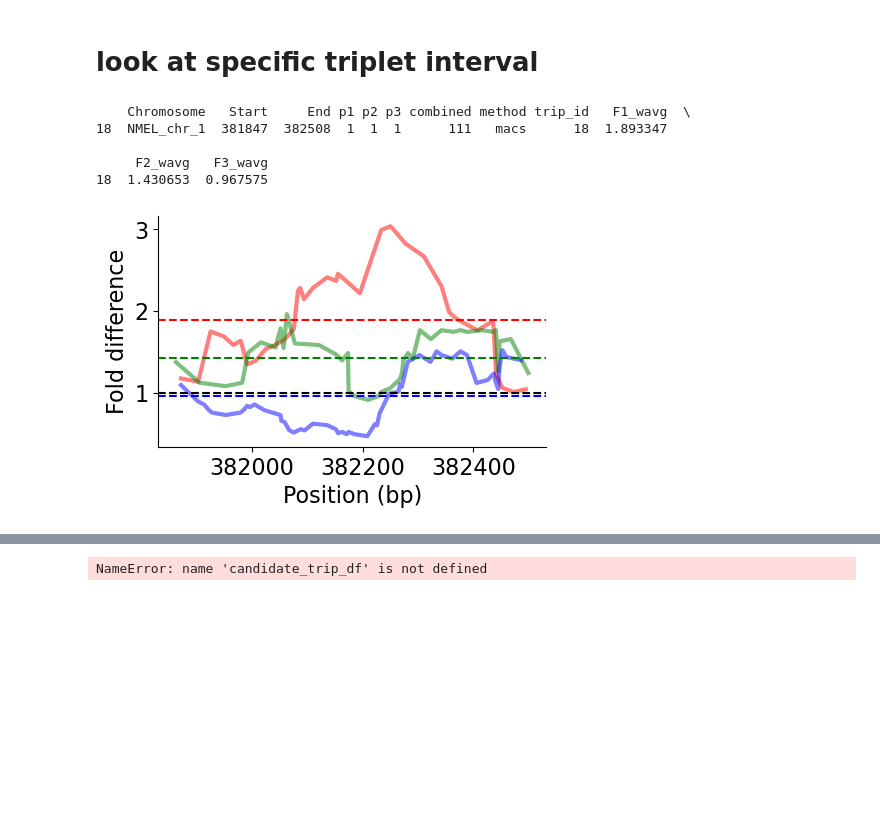
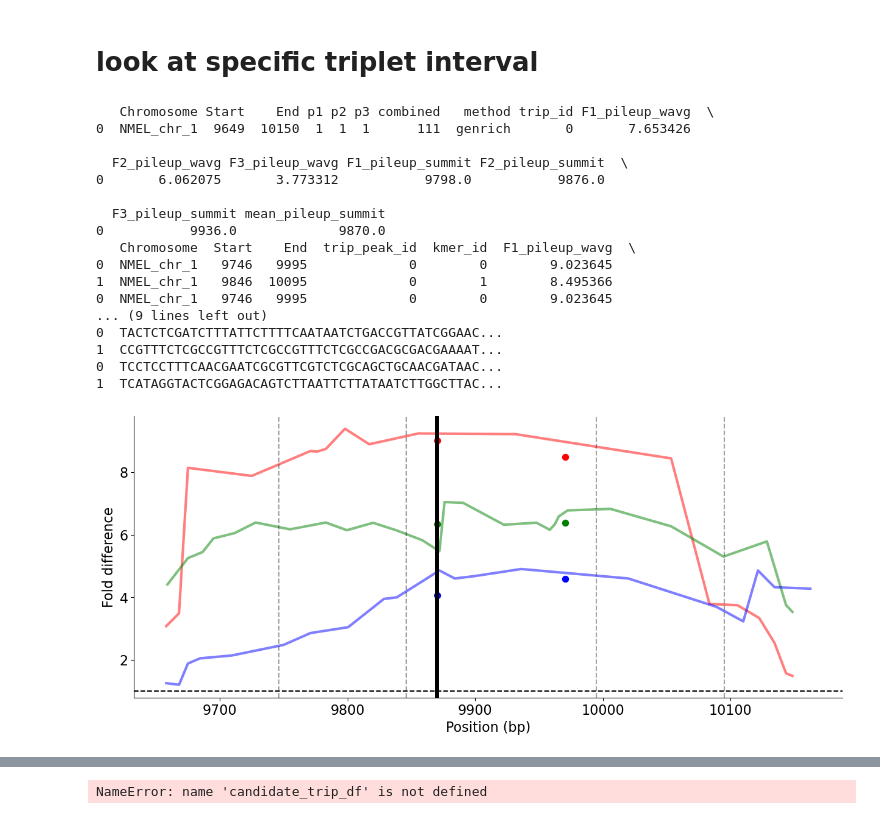
Before and after one commit to brian-arnold/STARRseq_code, a Jupyter notebook: notebooks/02_compare_peak_callers_across_bioreps_REFACTORED.ipynb, the cells around one changed output, grey strips where cells are left out. Cells and saved outputs as stored; diff of their text form; code cells hidden in the pictures; blank space fills up the shorter version.

Commit message:
updated peak anlaysis

```diff
--- a/notebooks/02_compare_peak_callers_across_bioreps_REFACTORED.ipynb
+++ b/notebooks/02_compare_peak_callers_across_bioreps_REFACTORED.ipynb
@@ -82,7 +89,7 @@ pileup_dfs = fn.load_genrich_pileup_files(genrich_pileup_files, chr1_test=chr1_t
 # %%
 macs_dfs = fn.load_peak_caller_results(macs_peaks_files, chr1_test) # list of macs dataframes
 genrich_dfs = fn.load_peak_caller_results(genrich_peaks_files, chr1_test) # list of genrich dataframes
-genrich_multi_df = fn.load_peak_caller_results([genrich_multi_peak_file], chr1_test)[0]
+# genrich_multi_df = fn.load_peak_caller_results([genrich_multi_peak_file], chr1_test)[0]
 
 # FILTER PEAK FILES BY SIGNIFICANCE, EFFECT SIZE
 print('MACS')
@@ -469,4 +490,0 @@ pile1_trips_summits
-# %%
-trips_df["F1_wavg"] = pile1_trips_wavgs
-trips_df["F2_wavg"] = pile2_trips_wavgs
-trips_df["F3_wavg"] = pile3_trips_wavgs
@@ -472,0 +623,13 @@ trips_df["F3_wavg"] = pile3_trips_wavgs
+# %%
+for i,r in kmer_df.iterrows():
+    assert len(r['sequence']) == kmer_size
+# %%
+# augment the dataset with reverse complement sequences
+def get_reverse_complement(dna_sequence):
+    seq_obj = Seq(dna_sequence)
+    return str(seq_obj.reverse_complement())
+
+# make copy of kmer_df, reverse complement the sequence column, then append to kmer_df
+kmer_rc_df = kmer_df.copy()
+kmer_rc_df['sequence'] = kmer_rc_df['sequence'].apply(get_reverse_complement)
+kmer_df = pd.concat([kmer_df, kmer_rc_df], axis=0)
@@ -535,39 +704,69 @@ variances of logged: [0.06830281 0.0674624  0.06507857]
 # look at specific triplet interval
 # %%
 # NOTE: USED MACS THRESHOLD OF FOLD DIFFERENCE, BUT REPORTED FOLD DIFFERENCE REPORTED HERE IS FROM GENRICH SO COULD BE DIFFERENT
-i = 18
+i = 0
 tmp = pd.DataFrame(trips_df.iloc[i]).T
 print(tmp)
+
+kmer_tmp = kmer_df[kmer_df['trip_peak_id'] == tmp.trip_id.iloc[0]]
+print(kmer_tmp)
+
+
 candidate_trip_pr = pr.PyRanges(chromosomes=tmp.Chromosome,
                 starts=tmp.Start,
                 ends=tmp.End)
 
-fig, axs = plt.subplots(1, 1, figsize=(5, 3), sharex=True)
+fig, axs = plt.subplots(1, 1, figsize=(15, 6), sharex=True)
 colors = ['red', 'green', 'blue']
 for i,p in enumerate([pile1, pile2, pile3]):
     candidate_trip_pile = candidate_trip_pr.join(p, report_overlap=True, how='left')
     sns.lineplot(x=candidate_trip_pile.midpoint, y=candidate_trip_pile.fold_diff, linewidth=3, alpha=0.5, color=colors[i])
 
-plt.axhline(y=tmp.F1_wavg.iloc[0], color=colors[0], linestyle='--')
-plt.axhline(y=tmp.F2_wavg.iloc[0], color=colors[1], linestyle='--')
-plt.axhline(y=tmp.F3_wavg.iloc[0], color=colors[2], linestyle='--')
+# sanity check that the weighted avg fold differences within kmer windows resemble pileup raw values
+sns.scatterplot(x=(kmer_tmp.End-kmer_tmp.Start)/2 + kmer_tmp.Start, y=kmer_tmp.F1_pileup_wavg, color=colors[0], s=80, alpha=1)
+sns.scatterplot(x=(kmer_tmp.End-kmer_tmp.Start)/2 + kmer_tmp.Start, y=kmer_tmp.F2_pileup_wavg, color=colors[1], s=80, alpha=1)
+sns.scatterplot(x=(kmer_tmp.End-kmer_tmp.Start)/2 + kmer_tmp.Start, y=kmer_tmp.F3_pileup_wavg, color=colors[2], s=80, alpha=1)
 
+# plt.axhline(y=tmp.F1_pileup_wavg.iloc[0], color=colors[0], linestyle='--')
+# plt.axhline(y=tmp.F2_pileup_wavg.iloc[0], color=colors[1], linestyle='--')
+# plt.axhline(y=tmp.F3_pileup_wavg.iloc[0], color=colors[2], linestyle='--')
 
+# plt.axvline(x=tmp.F1_pileup_summit.iloc[0], color=colors[0], linestyle='--')
+# plt.axvline(x=tmp.F2_pileup_summit.iloc[0], color=colors[1], linestyle='--')
+# plt.axvline(x=tmp.F3_pileup_summit.iloc[0], color=colors[2], linestyle='--')
+
+# sanity check that kmers sample intervals correctly
+plt.axvline(x=int(tmp.mean_pileup_summit), color='black', linestyle='-', linewidth=5)
+for i,r in kmer_tmp.iterrows():
+    plt.axvline(x=r.Start, color='black', linestyle='--', alpha=0.2)
+    plt.axvline(x=r.End, color='black', linestyle='--', alpha=0.2)
 
 # increase font sizes
 axs.set_xlabel("Position (bp)", fontsize=16)
 axs.set_ylabel("Fold difference", fontsize=16)
 # increase x and y axes font size
 axs.tick_params(axis='both', which='major', labelsize=16)
 plt.axhline(y=1, color='black', linestyle='--')
 sns.despine()
 # %% [output]
-    Chromosome   Start     End p1 p2 p3 combined method trip_id   F1_wavg  \
-18  NMEL_chr_1  381847  382508  1  1  1      111   macs      18  1.893347
+   Chromosome Start    End p1 p2 p3 combined   method trip_id F1_pileup_wavg  \
+0  NMEL_chr_1  9649  10150  1  1  1      111  genrich       0       7.653426
 
-     F2_wavg   F3_wavg
-18  1.430653  0.967575
+  F2_pileup_wavg F3_pileup_wavg F1_pileup_summit F2_pileup_summit  \
+0       6.062075       3.773312           9798.0           9876.0
+
+  F3_pileup_summit mean_pileup_summit
+0           9936.0             9870.0
+   Chromosome  Start    End  trip_peak_id  kmer_id  F1_pileup_wavg  \
+0  NMEL_chr_1   9746   9995             0        0        9.023645
+1  NMEL_chr_1   9846  10095             0        1        8.495366
+0  NMEL_chr_1   9746   9995             0        0        9.023645
+... (9 lines left out)
+0  TACTCTCGATCTTTATTCTTTTCAATAATCTGACCGTTATCGGAAC...
+1  CCGTTTCTCGCCGTTTCTCGCCGTTTCTCGCCGACGCGACGAAAAT...
+0  TCCTCCTTTCAACGAATCGCGTTCGTCTCGCAGCTGCAACGATAAC...
+1  TCATAGGTACTCGGAGACAGTCTTAATTCTTATAATCTTGGCTTAC...
-[figure, old version]
+[figure, new version]
 # %%
 trips_df.head(20)
 # %% [output]
```
Also changed, not shown: parts of 39 cells of this notebook.
